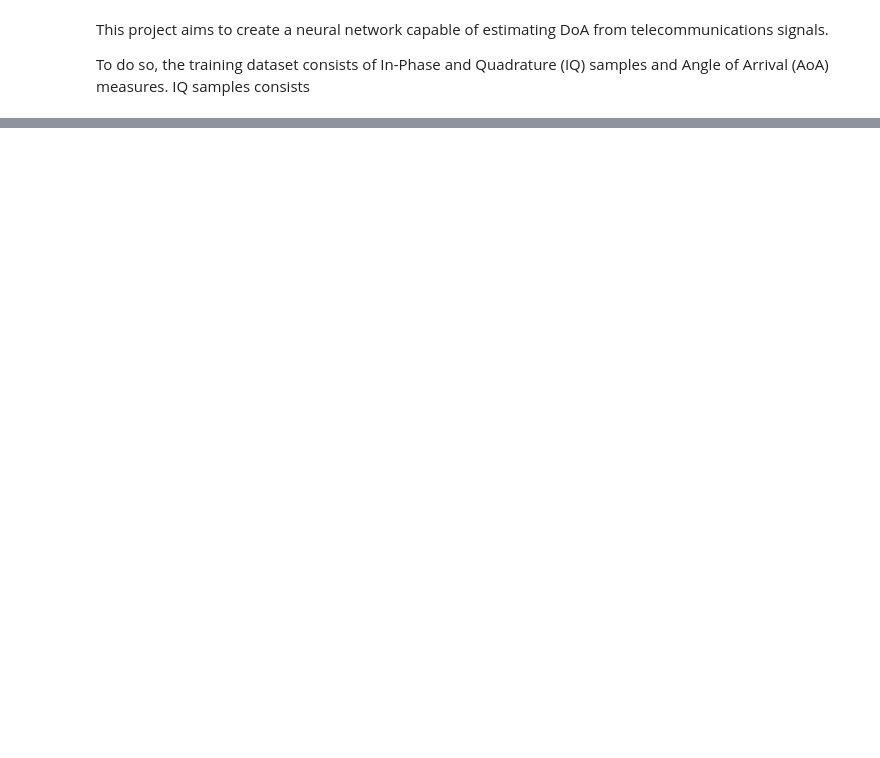
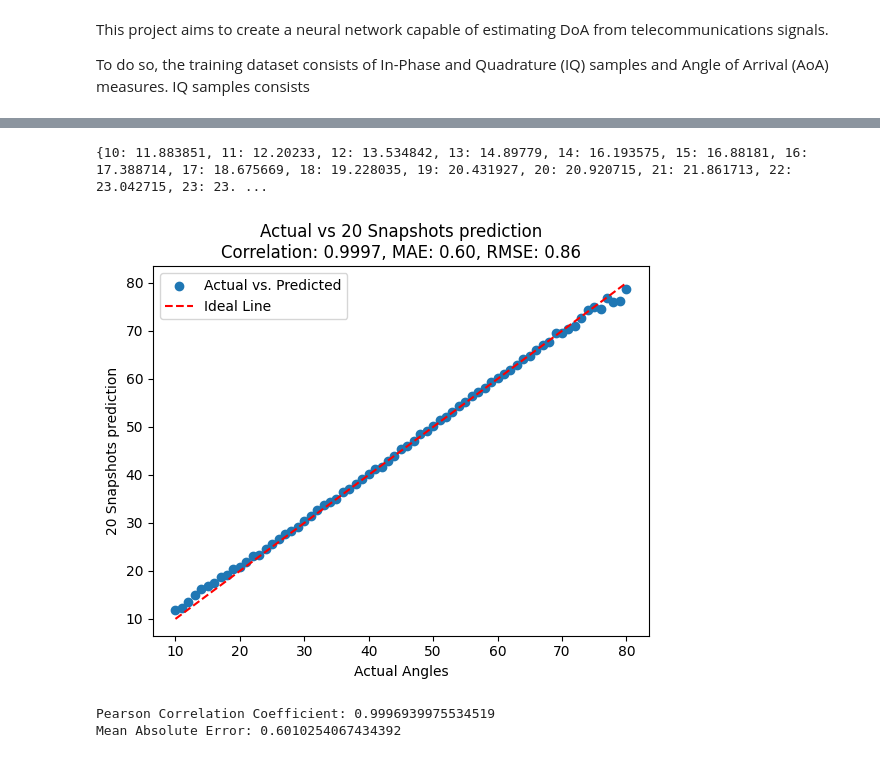
Before and after one commit to jaymedq/deep-learning, a Jupyter notebook: FinalProject/FinalProject.ipynb, the cells around one changed output, grey strips where cells are left out. Cells and saved outputs as stored; diff of their text form; code cells hidden in the pictures; blank space fills up the shorter version.

```diff
--- a/FinalProject/FinalProject.ipynb
+++ b/FinalProject/FinalProject.ipynb
@@ -239,0 +279,22 @@ Correlation Coefficient: 0.8254837658180689
+# %%
+angle_predictions = {}
+for angle, angle_data in angle_dataframes.items():
+    # Extract features (IQ samples) and labels (Angles)
+    validation_X_complex_str = angle_data.iloc[:, 1:].values.astype(str)
+    # Replace 'i' with 'j'
+    validation_X_complex_str = np.char.replace(validation_X_complex_str, 'i', 'j')
+    # Convert to np.complex128
+    validation_X_complex_linear = validation_X_complex_str.astype(np.complex128)
+    validation_X_complex = validation_X_complex_linear.reshape((validation_X_complex_linear.shape[0],4,4))
+
+    # Separate real and imaginary parts for features
+    validation_X_cov_real = np.real(validation_X_complex)
+    validation_X_cov_imag = np.imag(validation_X_complex)
+
+    # Combine real and imaginary parts into a single array for features
+    validation_X_cov_combined = np.stack((validation_X_cov_real, validation_X_cov_imag), axis=-1)
+
+    validation_x_input = [validation_X_cov_combined[:, :, :, 0:1],validation_X_cov_combined[:, :, :, 1:2]]
+    angle_predictions.update({angle:np.mean(model.predict(validation_x_input))})
+
+    # angle_dataframes.update({'prediction':np.mean(angle_predictions)})
@@ -239,0 +319,29 @@ Correlation Coefficient: 0.8254837658180689
+# %%
+print(angle_predictions)
+# %% [output]
+{10: 11.883851, 11: 12.20233, 12: 13.534842, 13: 14.89779, 14: 16.193575, 15: 16.88181, 16: 17.388714, 17: 18.675669, 18: 19.228035, 19: 20.431927, 20: 20.920715, 21: 21.861713, 22: 23.042715, 23: 23. ...
+# %%
+# Calculate the Pearson correlation coefficient and the mean absolute
+MSE = np.square(np.subtract(list(angle_predictions.keys()),list(angle_predictions.values()))).mean()
+RMSE = math.sqrt(MSE)
+correlation_coefficient, p_value = pearsonr(list(angle_predictions.keys()), list(angle_predictions.values()))
+mae = np.mean(np.abs(np.array(list(angle_predictions.keys())) - np.array(list(angle_predictions.values()))))
+# Visualize predictions
+plt.scatter(list(angle_predictions.keys()), list(angle_predictions.values()), label='Actual vs. Predicted')
+plt.title(f'Actual vs 20 Snapshots prediction\nCorrelation: {correlation_coefficient:.4f}, MAE: {mae:.2f}, RMSE: {RMSE:.2f}')
+plt.plot(angle_predictions.keys(), angle_predictions.keys(), color='red', linestyle='--', label='Ideal Line')
+plt.xlabel('Actual Angles')
+plt.ylabel('20 Snapshots prediction')
+plt.legend()
+plt.show()
+# %% [output]
+[figure, added]
+# %%
+
+# Print the result
+print("Pearson Correlation Coefficient:", correlation_coefficient)
+# Print the result
+print("Mean Absolute Error:", mae)
+# %% [output]
+Pearson Correlation Coefficient: 0.9996939975534519
+Mean Absolute Error: 0.6010254067434392
```
Also changed, not shown: parts of 15 cells of this notebook, 3 other files.
